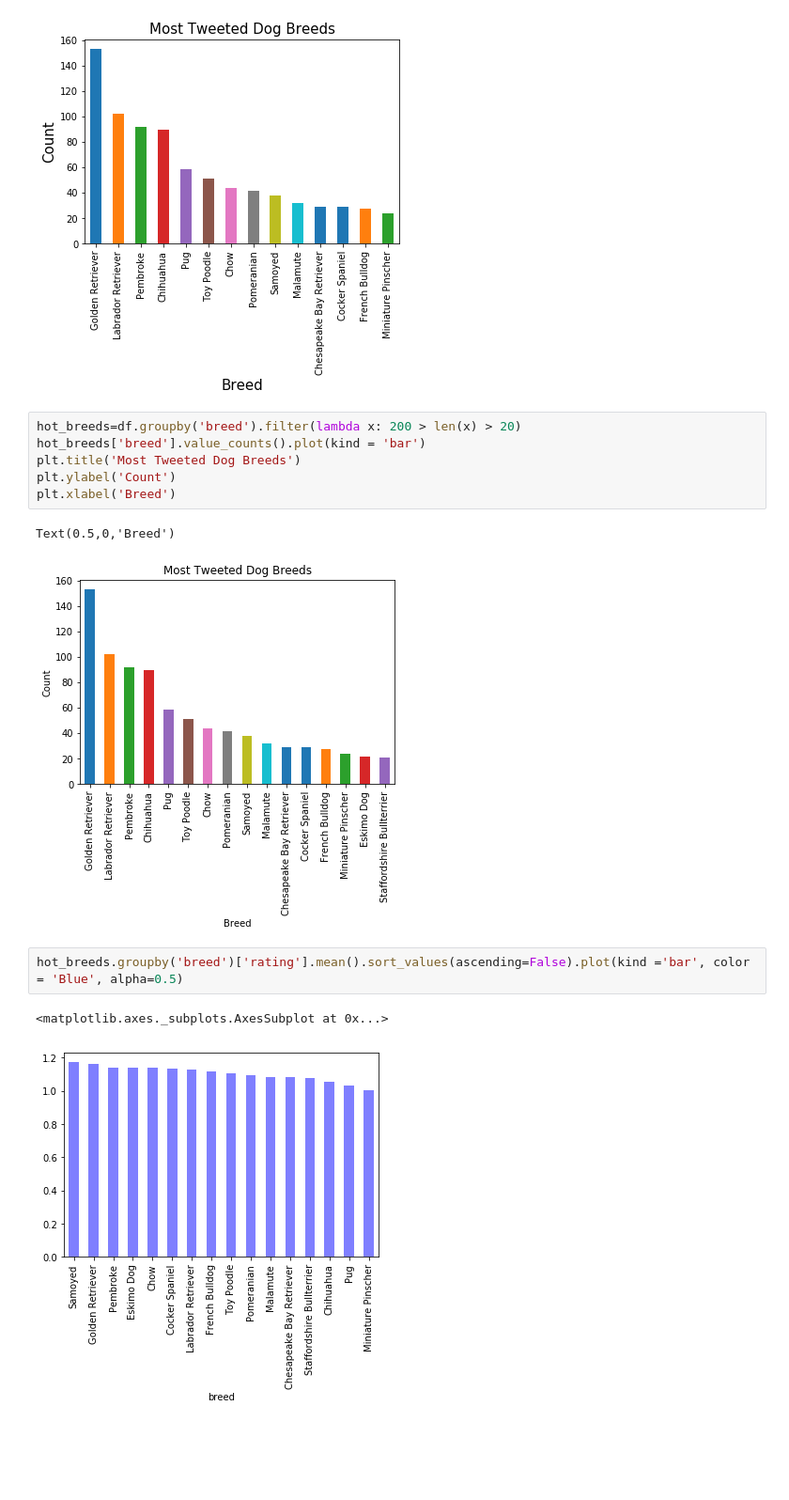
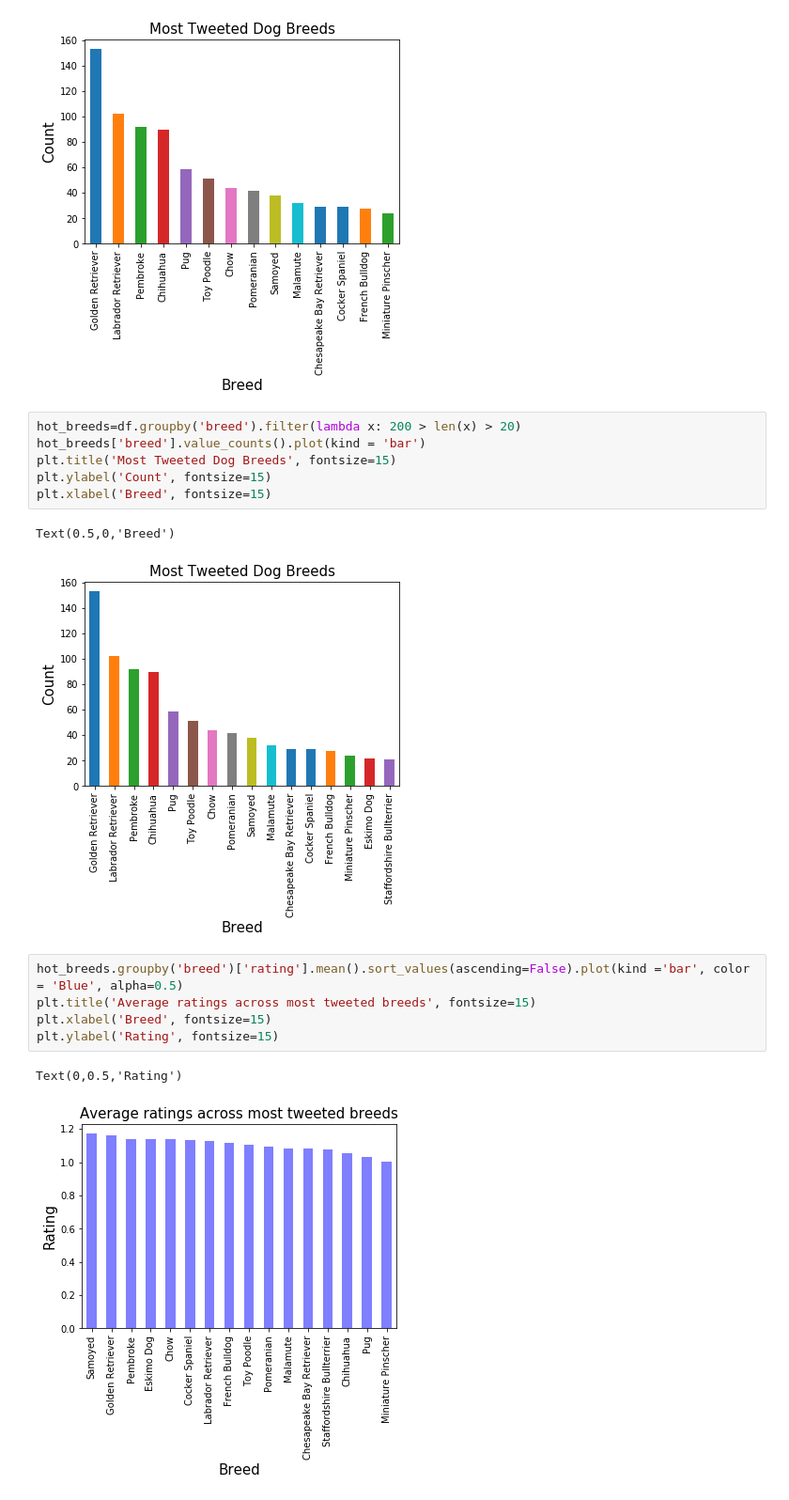
Before and after one commit to yagmurdalman/wrangle-and-analyze-data, a Jupyter notebook: wrangle_act.ipynb, the cells around one changed output. Shown at 94% size. Saved outputs shown, nothing was run; the diff lists cells and outputs as text; blank space fills up the shorter version.

```diff
--- a/wrangle_act.ipynb
+++ b/wrangle_act.ipynb
@@ -1417,14 +1418,17 @@ Text(0,0.5,'Count')
 # %%
 hot_breeds=df.groupby('breed').filter(lambda x: 200 > len(x) > 20)
 hot_breeds['breed'].value_counts().plot(kind = 'bar')
-plt.title('Most Tweeted Dog Breeds')
-plt.ylabel('Count')
-plt.xlabel('Breed')
+plt.title('Most Tweeted Dog Breeds', fontsize=15)
+plt.ylabel('Count', fontsize=15)
+plt.xlabel('Breed', fontsize=15)
 # %% [output]
 Text(0.5,0,'Breed')
-[figure, old version]
+[figure, new version]
 # %%
 hot_breeds.groupby('breed')['rating'].mean().sort_values(ascending=False).plot(kind ='bar', color = 'Blue', alpha=0.5)
+plt.title('Average ratings across most tweeted breeds', fontsize=15)
+plt.xlabel('Breed', fontsize=15)
+plt.ylabel('Rating', fontsize=15)
 # %% [output]
-<matplotlib.axes._subplots.AxesSubplot at 0x...>
+Text(0,0.5,'Rating')
-[figure, old version]
+[figure, new version]
```
Also changed, not shown: parts of 7 cells of this notebook.
